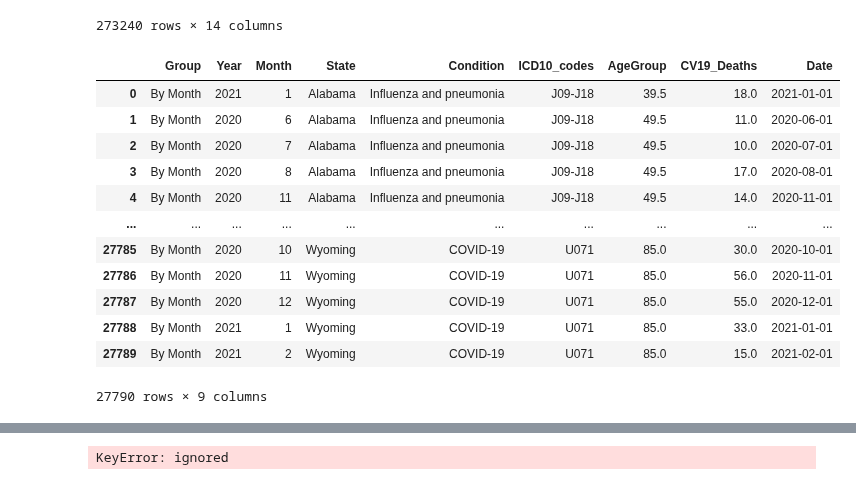
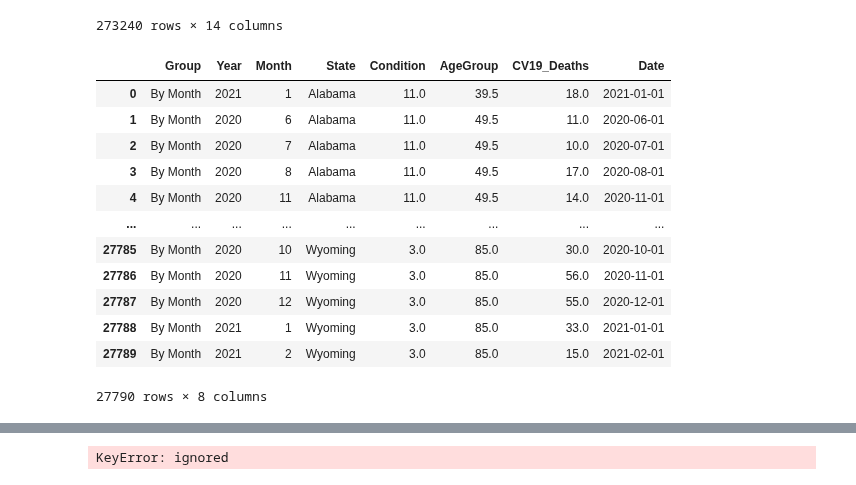
Before and after one commit to JScottLopez/github-ds, a Jupyter notebook: TIM_6500_JSLopez.ipynb, the cells around one changed output, grey strips where cells are left out. Saved outputs shown, nothing was run; the diff lists cells and outputs as text; code cells hidden in the pictures.

```diff
--- a/TIM_6500_JSLopez.ipynb
+++ b/TIM_6500_JSLopez.ipynb
@@ -69,7 +69,7 @@ df.drop(index_names, inplace = True)
 df = df.reset_index(drop=True)
 
 #drop non-relevant columns
-df.drop(['Data As Of', 'Start Date', 'End Date', 'ConditionGroup', 'Number of Mentions', 'Flag'], axis=1, inplace=True)
+df.drop(['Data As Of', 'Start Date', 'End Date', 'ConditionGroup', 'ICD10_codes', 'Number of Mentions', 'Flag'], axis=1, inplace=True)
 
 #remove all non-relevant values from State column
 df = df[~df.State.str.contains('District of Columbia|New York City|Puerto Rico|United States', regex=True)]
@@ -81,49 +81,71 @@ df = df[~df.Group.str.contains('By Year|By Total', regex=True)]
 #drop non-relevant rows
 row_index = df[df['Condition'] == 'All other conditions and causes (residual)'].index
 df.drop(row_index, inplace = True)
-
-df = df.reset_index(drop=True)
 
 #remove commas from CV19_Deaths column
 df['CV19_Deaths']=df['CV19_Deaths'].str.replace(',','')
 df['Year']=df['Year'].str.replace(',','')
 
 #convert remaining values to type float
 df['CV19_Deaths'] = df['CV19_Deaths'].astype(float, errors = 'raise')
 df['Year'] = df['Year'].astype(int, errors = 'raise')
 df['Month'] = df['Month'].astype(int, errors = 'raise')
 
 #combine Year and Month into one column
 df['Date'] = pd.to_datetime(df[['Year', 'Month']].assign(DAY=1))
 
 #replace string values with midpoint values of type float
 df['AgeGroup']=df['AgeGroup'].str.replace('0-24','12.0')
 df['AgeGroup']=df['AgeGroup'].str.replace('25-34','29.5')
 df['AgeGroup']=df['AgeGroup'].str.replace('35-44','39.5')
 df['AgeGroup']=df['AgeGroup'].str.replace('45-54','49.5')
 df['AgeGroup']=df['AgeGroup'].str.replace('55-64','59.5')
 df['AgeGroup']=df['AgeGroup'].str.replace('65-74','69.5')
 df['AgeGroup']=df['AgeGroup'].str.replace('75-84','79.5')
 df['AgeGroup']=df['AgeGroup'].str.replace('+','')
 df['AgeGroup'] = df['AgeGroup'].astype(float, errors = 'raise')
 
 #replace condition with ICD numerical codes?
+df['Condition']=df['Condition'].str.replace('Adult respiratory distress syndrome','1.0')
+df['Condition']=df['Condition'].str.replace('Alzheimer disease','2.0')
+df['Condition']=df['Condition'].str.replace('COVID-19','3.0')
+df['Condition']=df['Condition'].str.replace('Cardiac arrest','4.0')
+df['Condition']=df['Condition'].str.replace('Cardiac arrhythmia','5.0')
+df['Condition']=df['Condition'].str.replace('Cerebrovascular diseases','6.0')
+df['Condition']=df['Condition'].str.replace('Chronic lower respiratory diseases','7.0')
+df['Condition']=df['Condition'].str.replace('Diabetes','8.0')
+df['Condition']=df['Condition'].str.replace('Heart failure','9.0')
+df['Condition']=df['Condition'].str.replace('Hypertensive diseases','10.0')
+df['Condition']=df['Condition'].str.replace('Influenza and pneumonia','11.0')
+df['Condition']=df['Condition'].str.replace('Intentional and unintentional injury, poisoning, and other adverse events','12.0')
+df['Condition']=df['Condition'].str.replace('Ischemic heart disease','13.0')
+df['Condition']=df['Condition'].str.replace('Malignant neoplasms','14.0')
+df['Condition']=df['Condition'].str.replace('Obesity','15.0')
+df['Condition']=df['Condition'].str.replace('Other diseases of the circulatory system','16.0')
+df['Condition']=df['Condition'].str.replace('Other diseases of the respiratory system','17.0')
+df['Condition']=df['Condition'].str.replace('Renal failure','18.0')
+df['Condition']=df['Condition'].str.replace('Respiratory arrest','19.0')
+df['Condition']=df['Condition'].str.replace('Respiratory failure','20.0')
+df['Condition']=df['Condition'].str.replace('Sepsis','21.0')
+df['Condition']=df['Condition'].str.replace('Vascular and unspecified dementia','22.0')
+df['Condition'] = df['Condition'].astype(float, errors = 'raise')
 
+df = df.reset_index(drop=True)
 display(df)
 # %% [output]
-|  | Group | Year | Month | State | Condition | ICD10_codes | AgeGroup | CV19_Deaths | Date |
-| 0 | By Month | 2021 | 1 | Alabama | Influenza and pneumonia | J09-J18 | 39.5 | 18.0 | 2021-01-01 |
-| 1 | By Month | 2020 | 6 | Alabama | Influenza and pneumonia | J09-J18 | 49.5 | 11.0 | 2020-06-01 |
-| 2 | By Month | 2020 | 7 | Alabama | Influenza and pneumonia | J09-J18 | 49.5 | 10.0 | 2020-07-01 |
-| 3 | By Month | 2020 | 8 | Alabama | Influenza and pneumonia | J09-J18 | 49.5 | 17.0 | 2020-08-01 |
-| 4 | By Month | 2020 | 11 | Alabama | Influenza and pneumonia | J09-J18 | 49.5 | 14.0 | 2020-11-01 |
-| ... | ... | ... | ... | ... | ... | ... | ... | ... | ... |
-| 27785 | By Month | 2020 | 10 | Wyoming | COVID-19 | U071 | 85.0 | 30.0 | 2020-10-01 |
-| 27786 | By Month | 2020 | 11 | Wyoming | COVID-19 | U071 | 85.0 | 56.0 | 2020-11-01 |
-| 27787 | By Month | 2020 | 12 | Wyoming | COVID-19 | U071 | 85.0 | 55.0 | 2020-12-01 |
-| 27788 | By Month | 2021 | 1 | Wyoming | COVID-19 | U071 | 85.0 | 33.0 | 2021-01-01 |
-| 27789 | By Month | 2021 | 2 | Wyoming | COVID-19 | U071 | 85.0 | 15.0 | 2021-02-01 |
+|  | Group | Year | Month | State | Condition | AgeGroup | CV19_Deaths | Date |
+| 0 | By Month | 2021 | 1 | Alabama | 11.0 | 39.5 | 18.0 | 2021-01-01 |
+| 1 | By Month | 2020 | 6 | Alabama | 11.0 | 49.5 | 11.0 | 2020-06-01 |
+| 2 | By Month | 2020 | 7 | Alabama | 11.0 | 49.5 | 10.0 | 2020-07-01 |
+| 3 | By Month | 2020 | 8 | Alabama | 11.0 | 49.5 | 17.0 | 2020-08-01 |
+| 4 | By Month | 2020 | 11 | Alabama | 11.0 | 49.5 | 14.0 | 2020-11-01 |
+| ... | ... | ... | ... | ... | ... | ... | ... | ... |
+| 27785 | By Month | 2020 | 10 | Wyoming | 3.0 | 85.0 | 30.0 | 2020-10-01 |
+| 27786 | By Month | 2020 | 11 | Wyoming | 3.0 | 85.0 | 56.0 | 2020-11-01 |
+| 27787 | By Month | 2020 | 12 | Wyoming | 3.0 | 85.0 | 55.0 | 2020-12-01 |
+| 27788 | By Month | 2021 | 1 | Wyoming | 3.0 | 85.0 | 33.0 | 2021-01-01 |
+| 27789 | By Month | 2021 | 2 | Wyoming | 3.0 | 85.0 | 15.0 | 2021-02-01 |
-27790 rows × 9 columns
+27790 rows × 8 columns
 # %%
 #import numpy as np
 
```
Also changed, not shown: parts of 17 cells of this notebook.
